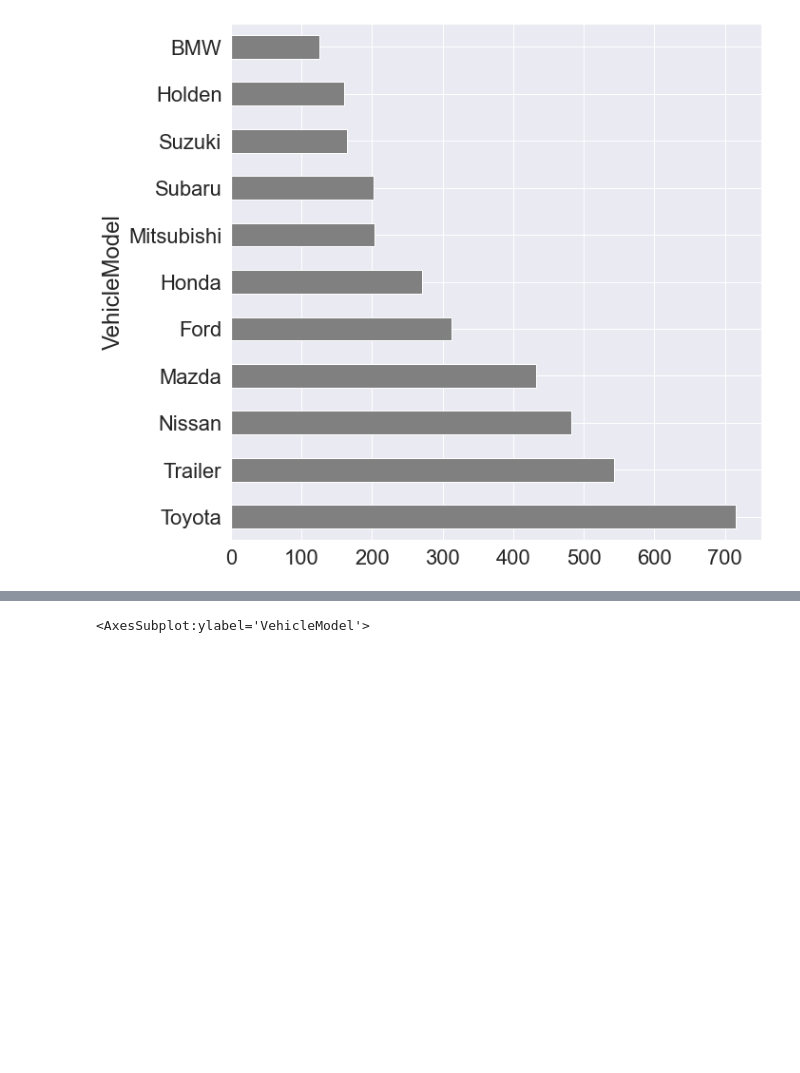
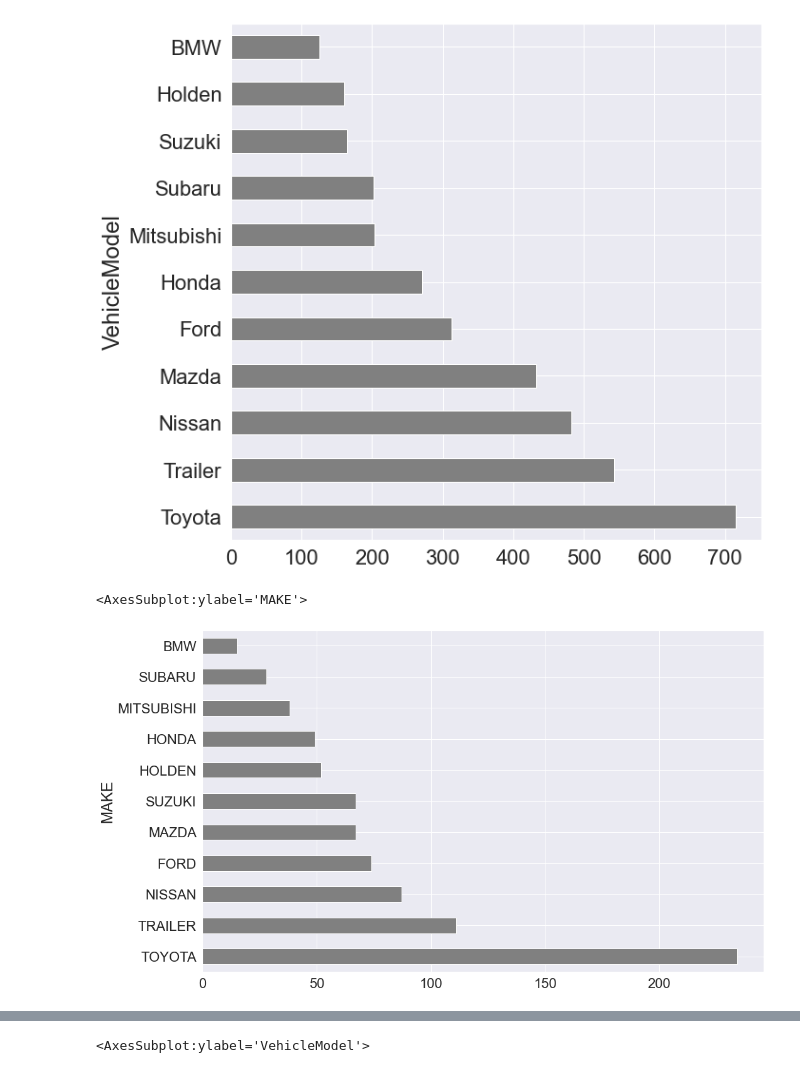
Before and after one commit to lodfod/databootcamp-finalproject, a Jupyter notebook: finalproject.ipynb, the cells around one changed output, grey strips where cells are left out. Drawn from its saved outputs; the diff is of its cells as text; code cells hidden in the pictures; blank space fills up the shorter version.

```diff
--- a/finalproject.ipynb
+++ b/finalproject.ipynb
@@ -218,3 +218,21 @@ df.value_counts('VehicleModel').head(11).plot(kind='barh',figsize=(10, 10), colo
 # %% [output]
 <AxesSubplot:ylabel='VehicleModel'>
 [figure]
+# %%
+n = 5000
+df_car_census = pd.read_csv("Motor_Vehicle_Register.csv", skiprows=lambda i: i % n != 0)
+# %%
+df2 = df_car_census[(df_car_census["MAKE"] == "BMW") | (df_car_census["MAKE"] == "HOLDEN") | (df_car_census["MAKE"] == "SUZUKI") | (df_car_census["MAKE"] == "SUBARU") | (df_car_census["MAKE"] == "MITSUBISHI") | (df_car_census["MAKE"] == "HONDA") | (df_car_census["MAKE"] == "FORD") | (df_car_census["MAKE"] == "MAZDA") | (df_car_census["MAKE"] == "NISSAN") | (df_car_census["MAKE"] == "TRAILER") | (df_car_census["MAKE"] == "TOYOTA")]
+df2["MAKE"]
+names_list = df2["MAKE"].unique()
+
+df_stolen_census = df[(df["VehicleModel"] == "BMW") | (df["VehicleModel"] == "Holden") | (df["VehicleModel"] == "Suzuki") | (df["VehicleModel"] == "Subaru") | (df["VehicleModel"] == "Mitsubishi") | (df["VehicleModel"] == "Honda") | (df["VehicleModel"] == "Ford") | (df["VehicleModel"] == "Mazda") | (df["VehicleModel"] == "Nissan") | (df["VehicleModel"] == "Trailer") | (df["VehicleModel"] == "Toyota")]
+
+names_list_stolen = df_stolen_census["VehicleModel"].unique()
+#print(names_list_stolen)
+#print(names_list)
+df2.value_counts('MAKE').plot(kind='barh',figsize=(16, 10), color='grey')
+# out of a sample size of 1000
+# %% [output]
+<AxesSubplot:ylabel='MAKE'>
+[figure, added]
```
Also changed, not shown: parts of 6 cells of this notebook, 1 other file.
